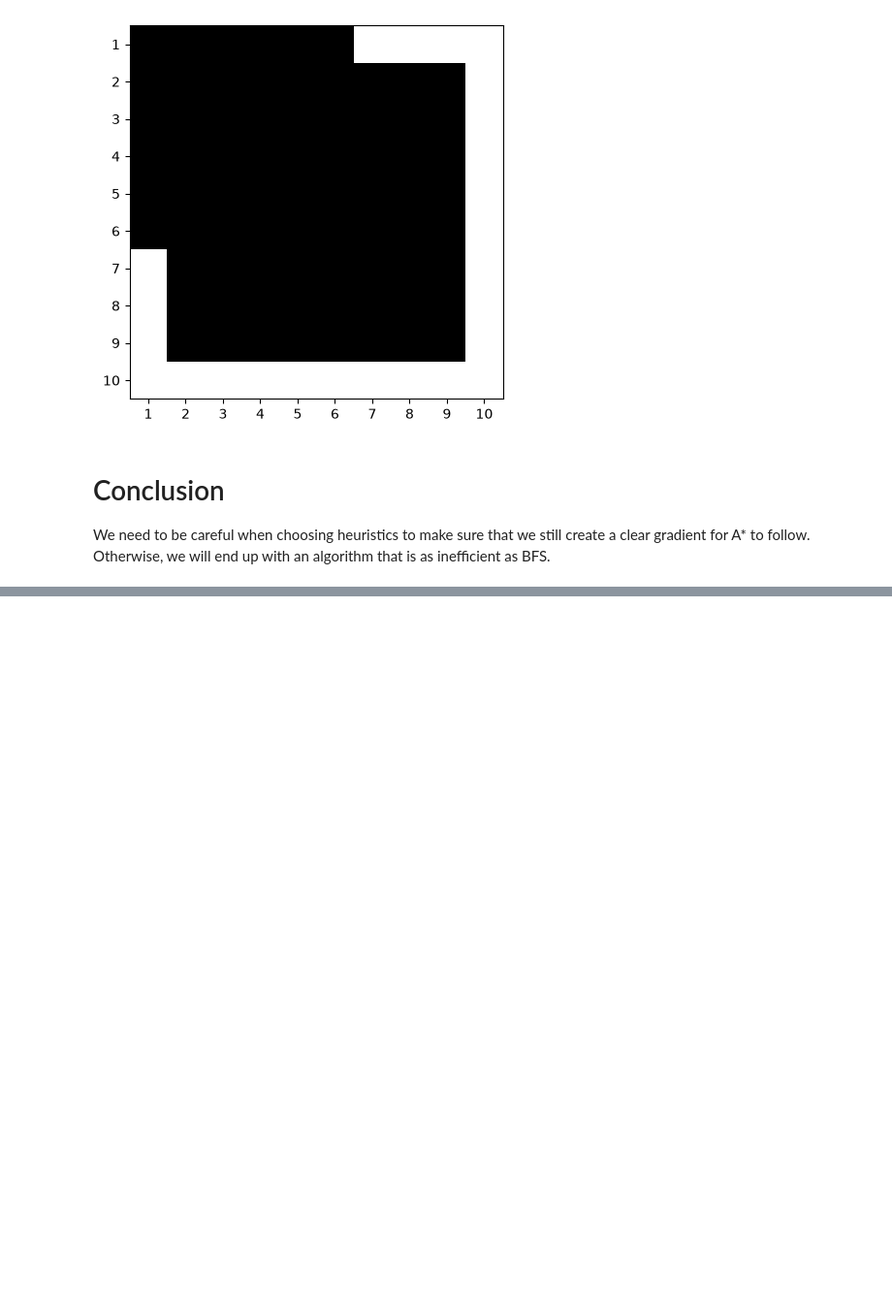
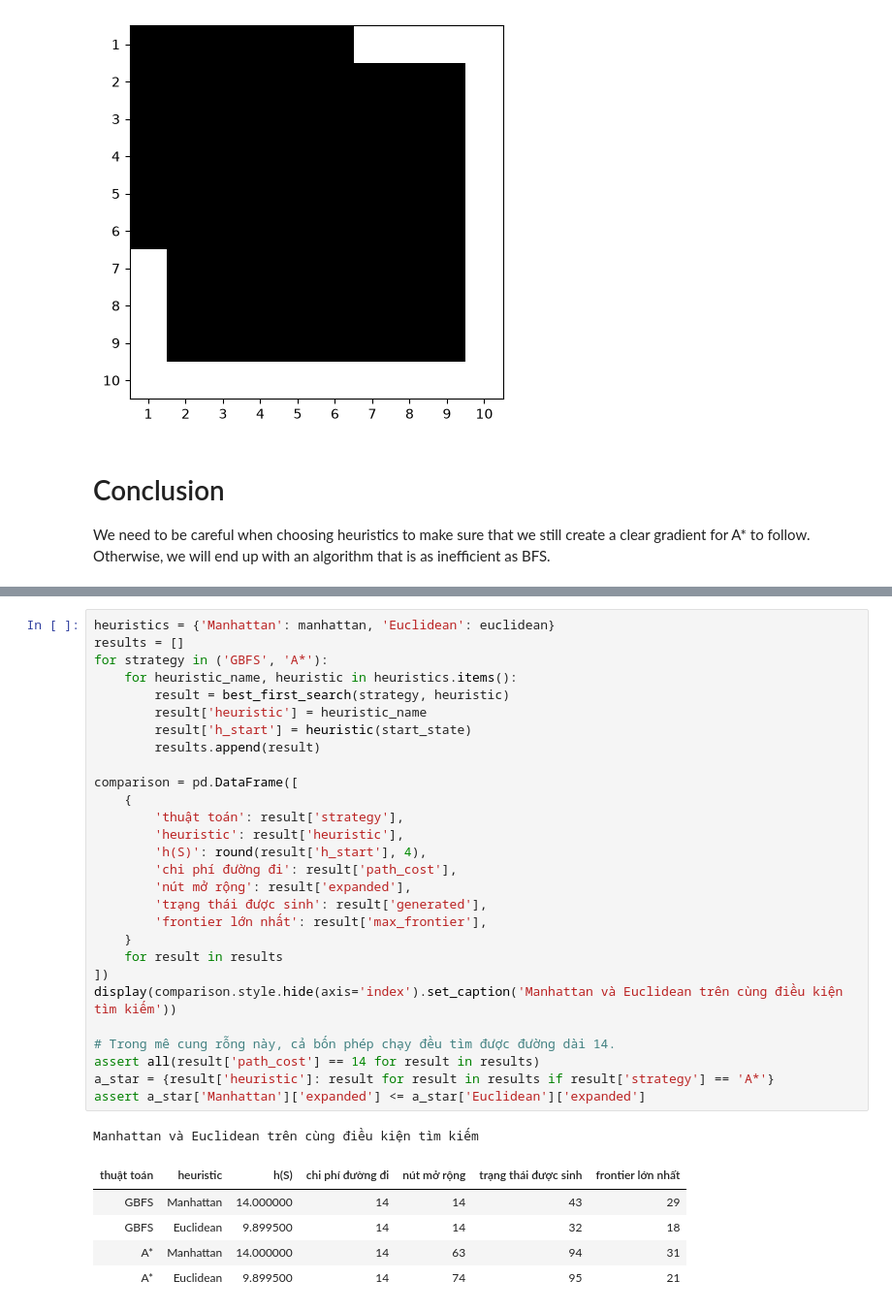
Before and after one commit to doduyquy/sgu-team-2026-advanced-ai-subject, a Jupyter notebook: weekly assignments/lab02 - Searching/06_Explore_heuristics.ipynb, the cells around one changed output, grey strips where cells are left out. Shown at 97% size. Drawn from its saved outputs; the diff is of its cells as text; blank space fills up the shorter version.

```diff
--- a/weekly assignments/lab02 - Searching/06_Explore_heuristics.ipynb
+++ b/weekly assignments/lab02 - Searching/06_Explore_heuristics.ipynb
@@ -224,0 +357,35 @@ We need to be careful when choosing heuristics to make sure that we still create
+# %%
+heuristics = {'Manhattan': manhattan, 'Euclidean': euclidean}
+results = []
+for strategy in ('GBFS', 'A*'):
+    for heuristic_name, heuristic in heuristics.items():
+        result = best_first_search(strategy, heuristic)
+        result['heuristic'] = heuristic_name
+        result['h_start'] = heuristic(start_state)
+        results.append(result)
+
+comparison = pd.DataFrame([
+    {
+        'thuật toán': result['strategy'],
+        'heuristic': result['heuristic'],
+        'h(S)': round(result['h_start'], 4),
+        'chi phí đường đi': result['path_cost'],
+        'nút mở rộng': result['expanded'],
+        'trạng thái được sinh': result['generated'],
+        'frontier lớn nhất': result['max_frontier'],
+    }
+    for result in results
+])
+display(comparison.style.hide(axis='index').set_caption('Manhattan và Euclidean trên cùng điều kiện tìm kiếm'))
+
+# Trong mê cung rỗng này, cả bốn phép chạy đều tìm được đường dài 14.
+assert all(result['path_cost'] == 14 for result in results)
+a_star = {result['heuristic']: result for result in results if result['strategy'] == 'A*'}
+assert a_star['Manhattan']['expanded'] <= a_star['Euclidean']['expanded']
+# %% [output]
+Manhattan và Euclidean trên cùng điều kiện tìm kiếm
+| thuật toán | heuristic | h(S) | chi phí đường đi | nút mở rộng | trạng thái được sinh | frontier lớn nhất |
+| GBFS | Manhattan | 14.000000 | 14 | 14 | 43 | 29 |
+| GBFS | Euclidean | 9.899500 | 14 | 14 | 32 | 18 |
+| A* | Manhattan | 14.000000 | 14 | 63 | 94 | 31 |
+| A* | Euclidean | 9.899500 | 14 | 74 | 95 | 21 |
```
Also changed, not shown: parts of 9 cells of this notebook, 1 other file.
